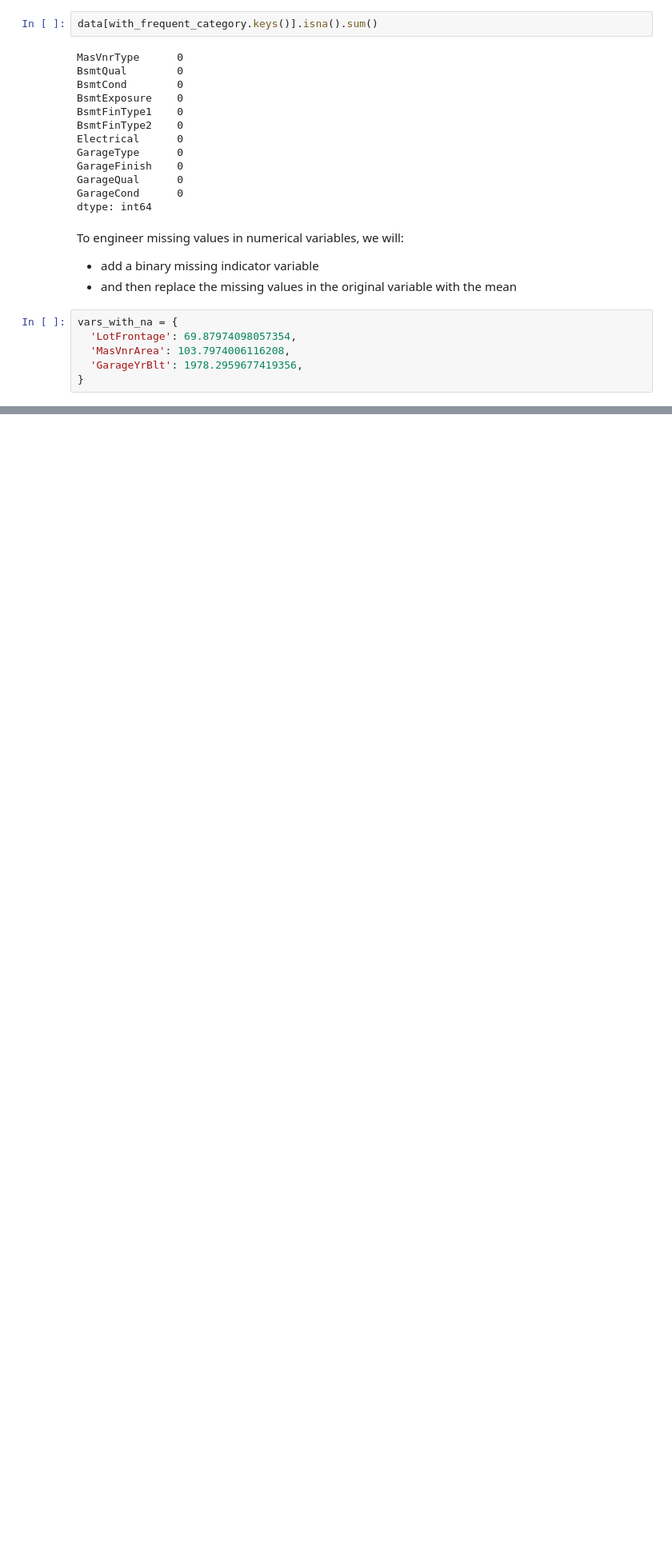
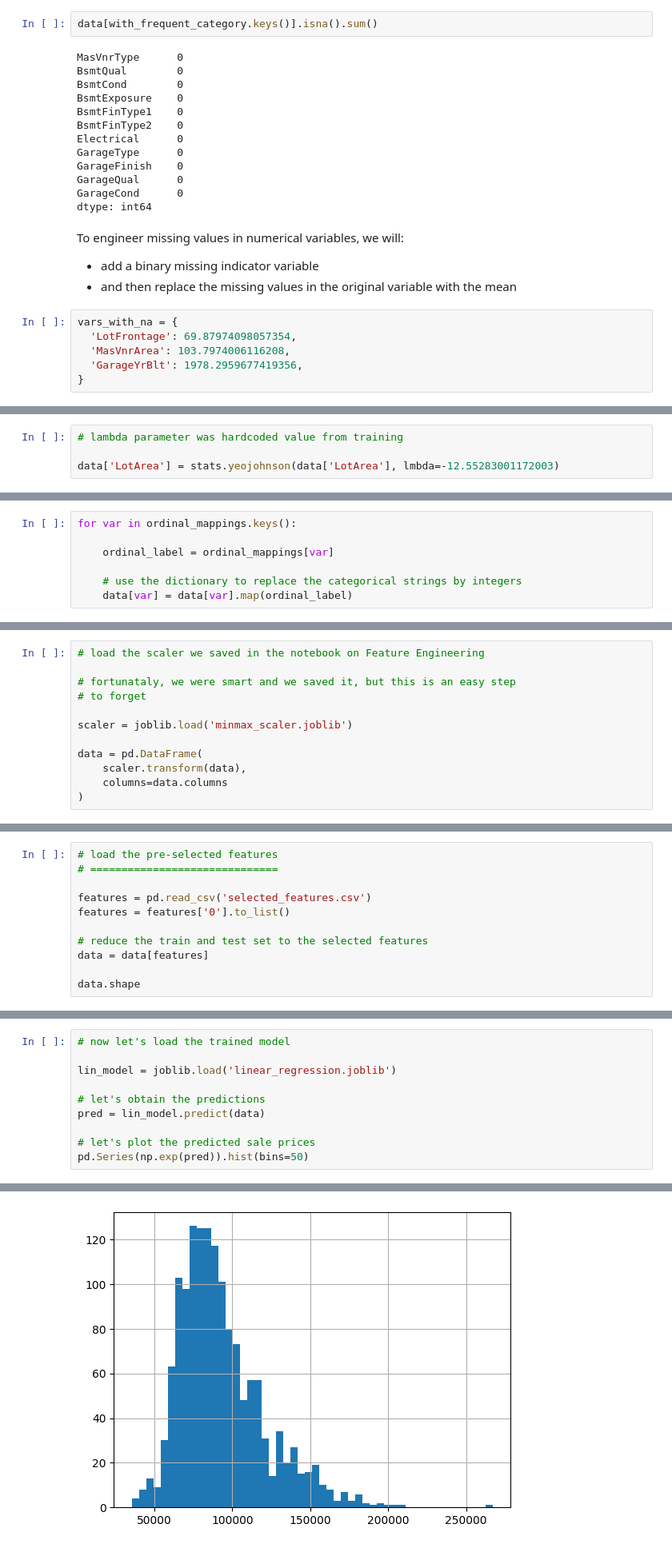
Before and after one commit to droesler/udemy_ml_deployment_course, a Jupyter notebook: section-04-research-and-development/section04_code_alongs/my_code_assignment2_score_new_housing_data.ipynb, the cells around one changed output, grey strips where cells are left out. Shown: that part at 80% size. Saved outputs shown, nothing was run; the diff lists cells and outputs as text; blank space fills up the shorter version.

```diff
--- a/section-04-research-and-development/section04_code_alongs/my_code_assignment2_score_new_housing_data.ipynb
+++ b/section-04-research-and-development/section04_code_alongs/my_code_assignment2_score_new_housing_data.ipynb
@@ -120,0 +179,4 @@ vars_with_na = {
+# %%
+# lambda parameter was hardcoded value from training
+
+data['LotArea'] = stats.yeojohnson(data['LotArea'], lmbda=-12.55283001172003)
@@ -120,0 +377,7 @@ vars_with_na = {
+# %%
+for var in ordinal_mappings.keys():
+
+    ordinal_label = ordinal_mappings[var]
+
+    # use the dictionary to replace the categorical strings by integers
+    data[var] = data[var].map(ordinal_label)
@@ -120,0 +408,12 @@ vars_with_na = {
+# %%
+# load the scaler we saved in the notebook on Feature Engineering
+
+# fortunataly, we were smart and we saved it, but this is an easy step
+# to forget
+
+scaler = joblib.load('minmax_scaler.joblib')
+
+data = pd.DataFrame(
+    scaler.transform(data),
+    columns=data.columns
+)
@@ -120,0 +430,11 @@ vars_with_na = {
+# %%
+# load the pre-selected features
+# ==============================
+
+features = pd.read_csv('selected_features.csv')
+features = features['0'].to_list()
+
+# reduce the train and test set to the selected features
+data = data[features]
+
+data.shape
@@ -120,0 +458,11 @@ vars_with_na = {
+# %%
+# now let's load the trained model
+
+lin_model = joblib.load('linear_regression.joblib')
+
+# let's obtain the predictions
+pred = lin_model.predict(data)
+
+# let's plot the predicted sale prices
+pd.Series(np.exp(pred)).hist(bins=50)
+# %% [output]
@@ -120,0 +470 @@ vars_with_na = {
+[figure, added]
```
Also changed, not shown: parts of 33 cells of this notebook.
